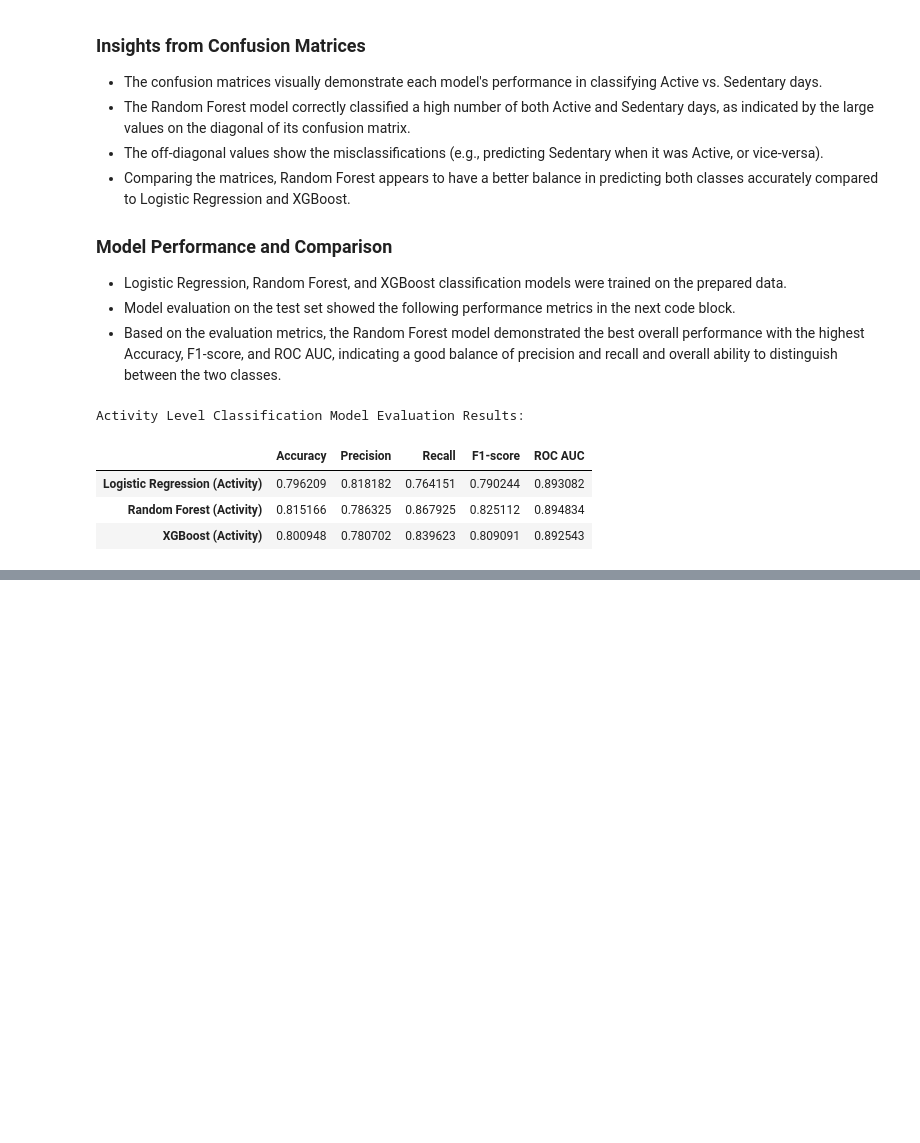
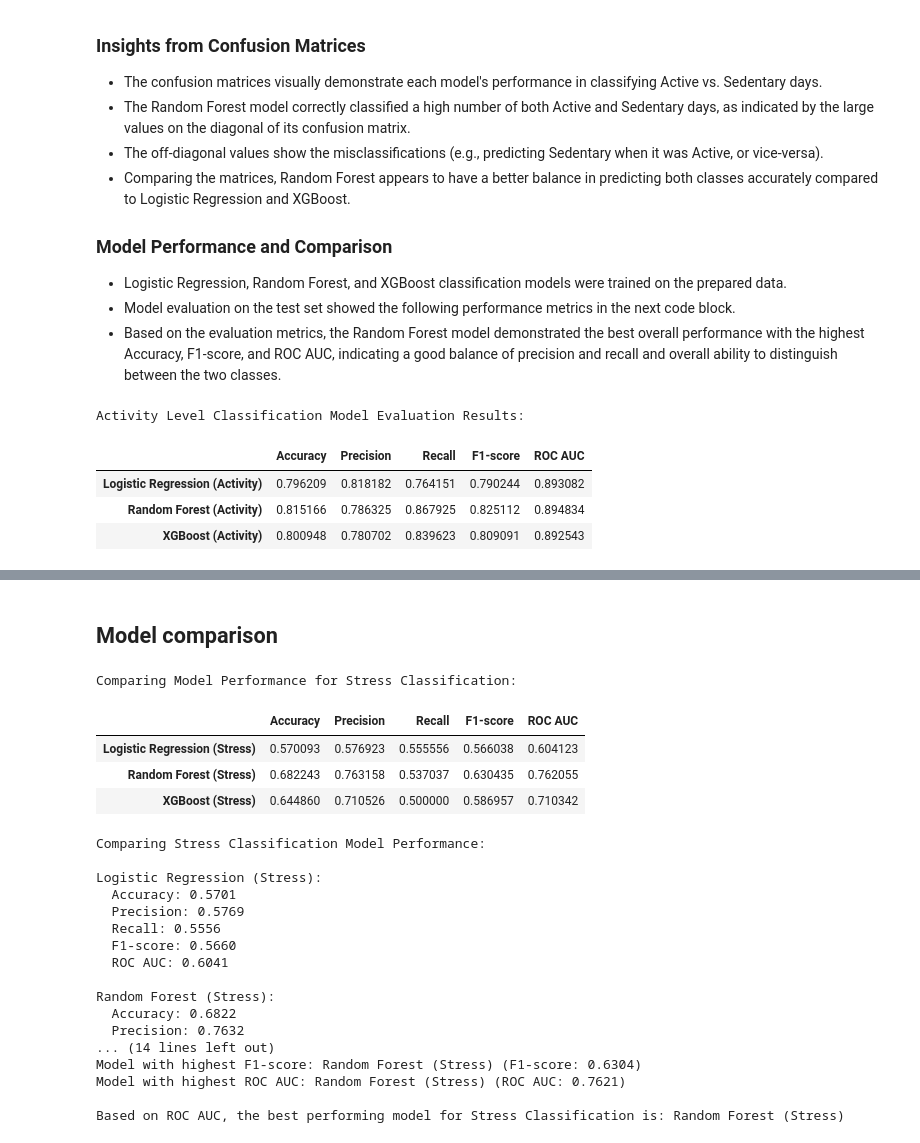
Before and after one commit to Abigail6on/Apple-Health-Sleep-Analysis, a Jupyter notebook: health_data_modeling.ipynb, the cells around one changed output, grey strips where cells are left out. Drawn from its saved outputs; the diff is of its cells as text; code cells hidden in the pictures; blank space fills up the shorter version.

```diff
--- a/health_data_modeling.ipynb
+++ b/health_data_modeling.ipynb
@@ -1252,0 +1444,20 @@ Activity Level Classification Model Evaluation Results:
+# %%
+# Create an empty dictionary to store the evaluation results for Stress models
+stress_model_results = {}
+
+print("Stress Classification Model Evaluation Results:")
+
+# Evaluate Logistic Regression model for Stress classification
+stress_model_results['Logistic Regression (Stress)'] = evaluate_classification_model(
+    lr_stress_model, X_test_scaled_stress_df_dropped, y_test_stress, 'Logistic Regression (Stress)'
+)
+
+# Evaluate RandomForestClassifier model for Stress classification
+stress_model_results['Random Forest (Stress)'] = evaluate_classification_model(
+    rf_stress_model, X_test_scaled_stress_df_dropped, y_test_stress, 'Random Forest (Stress)'
+)
+
+# Evaluate XGBoost model for Stress classification
+stress_model_results['XGBoost (Stress)'] = evaluate_classification_model(
+    xgb_stress_model, X_test_scaled_stress_df_dropped, y_test_stress, 'XGBoost (Stress)'
+)
@@ -1252,0 +1482,28 @@ Activity Level Classification Model Evaluation Results:
+# %% [markdown]
+## Model comparison
+# %%
+# Use the compare_classification_models function with the stress_model_results dictionary and the task name 'Stress Classification'
+best_stress_model_name = compare_classification_models(stress_model_results, 'Stress Classification')
+# %% [output]
+Comparing Model Performance for Stress Classification:
+|  | Accuracy | Precision | Recall | F1-score | ROC AUC |
+| Logistic Regression (Stress) | 0.570093 | 0.576923 | 0.555556 | 0.566038 | 0.604123 |
+| Random Forest (Stress) | 0.682243 | 0.763158 | 0.537037 | 0.630435 | 0.762055 |
+| XGBoost (Stress) | 0.644860 | 0.710526 | 0.500000 | 0.586957 | 0.710342 |
+Comparing Stress Classification Model Performance:
+
+Logistic Regression (Stress):
+  Accuracy: 0.5701
+  Precision: 0.5769
+  Recall: 0.5556
+  F1-score: 0.5660
+  ROC AUC: 0.6041
+
+Random Forest (Stress):
+  Accuracy: 0.6822
+  Precision: 0.7632
+... (14 lines left out)
+Model with highest F1-score: Random Forest (Stress) (F1-score: 0.6304)
+Model with highest ROC AUC: Random Forest (Stress) (ROC AUC: 0.7621)
+
+Based on ROC AUC, the best performing model for Stress Classification is: Random Forest (Stress)
```
Also changed, not shown: parts of 11 cells of this notebook.
